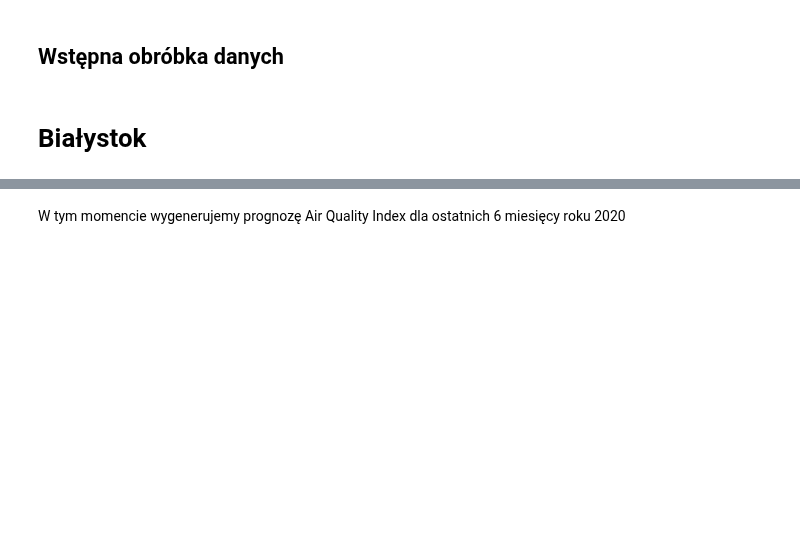
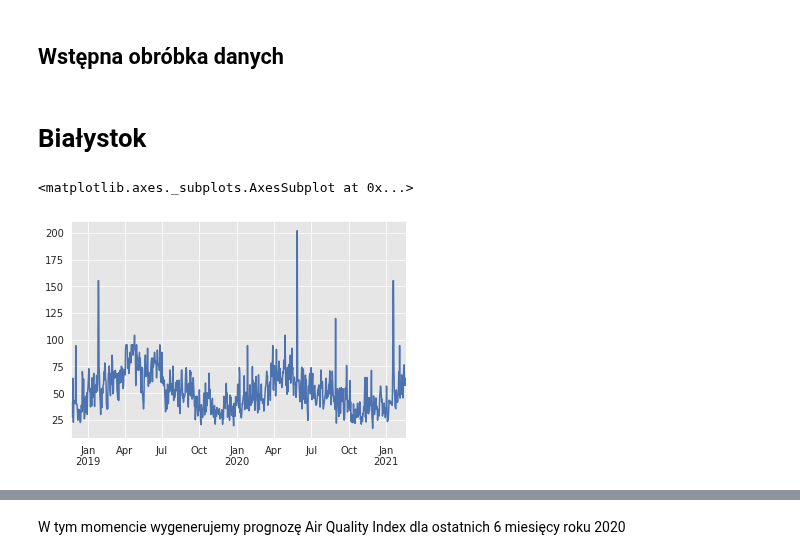
Before and after one commit to PrzemyslawSarnacki/AirQualityPrediction, a Jupyter notebook: cities_sts.ipynb, the cells around one changed output, grey strips where cells are left out. Cells and saved outputs as stored; diff of their text form; code cells hidden in the pictures; blank space fills up the shorter version.

```diff
--- a/cities_sts.ipynb
+++ b/cities_sts.ipynb
@@ -76,3 +76,8 @@ for city in CITIES:
     data[strip_accents(city)]["aqi"] = aqi_model.predict(data[strip_accents(city)].fillna(0))
 # %% [markdown]
 # Białystok
+# %%
+data['bialystok']['aqi'].plot()
+# %% [output]
+<matplotlib.axes._subplots.AxesSubplot at 0x...>
+[figure, added]
```
Also changed, not shown: parts of 15 cells of this notebook.
